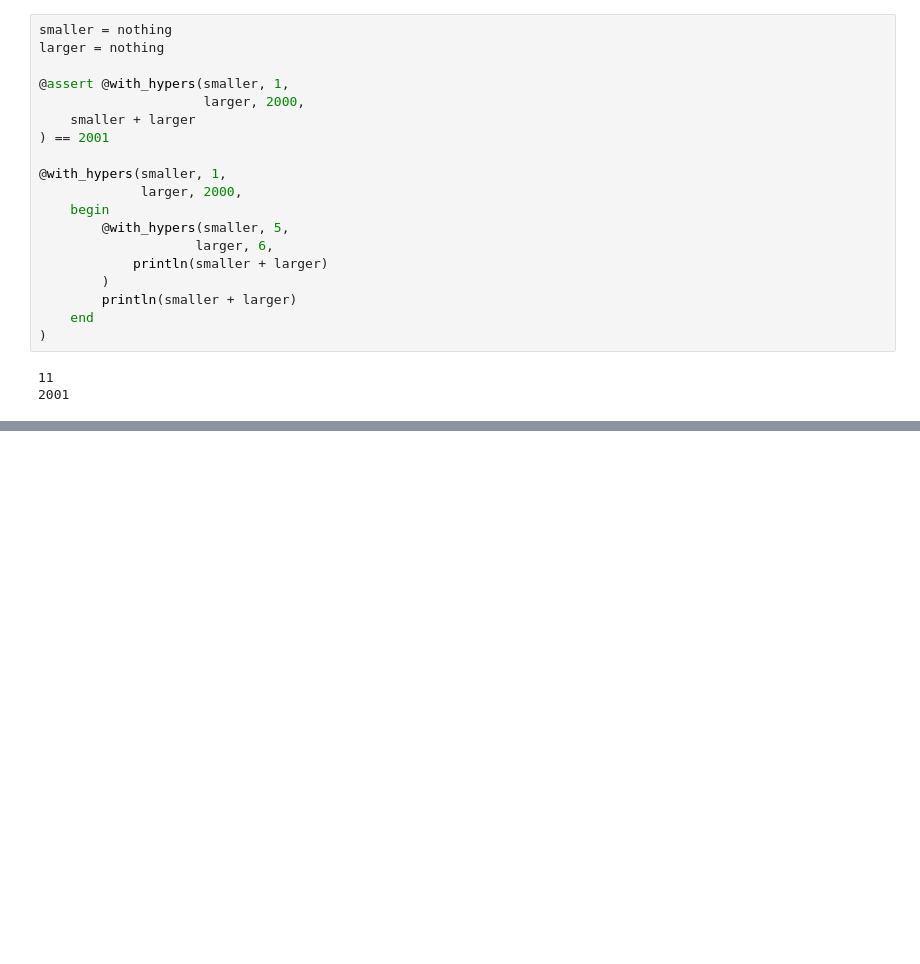
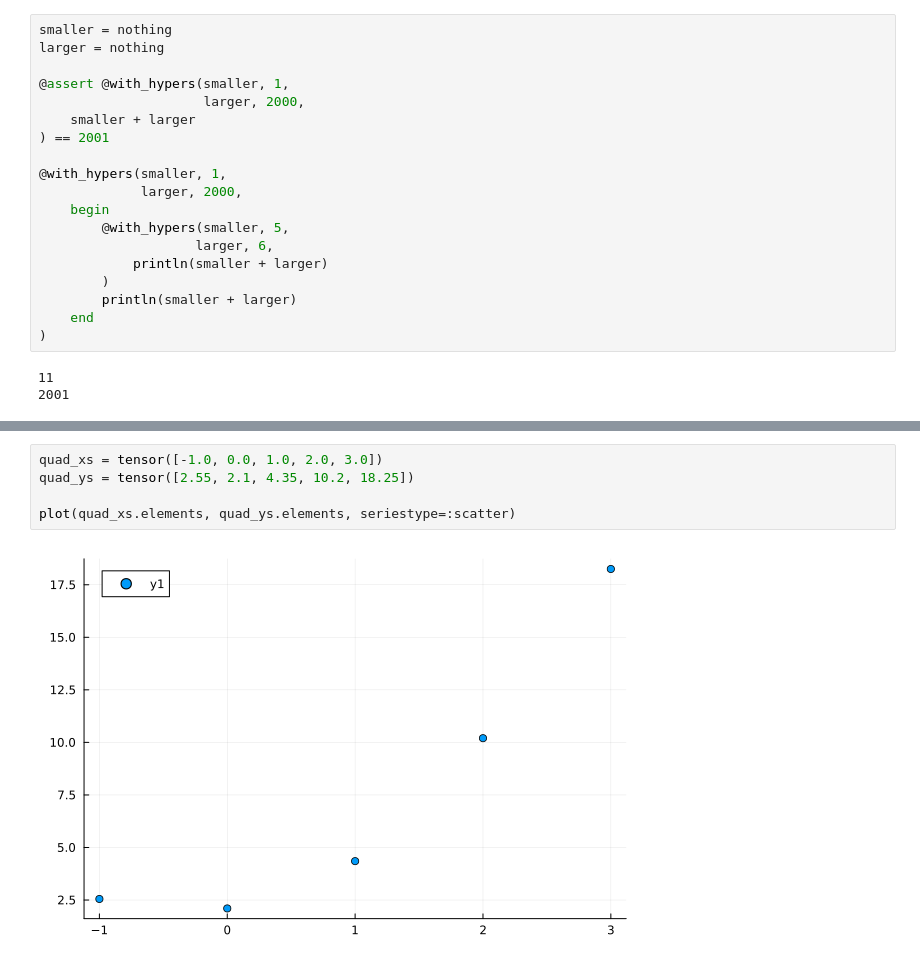
Before and after one commit to mbillingr/the-little-learner, a Jupyter notebook: notebooks/the-little-learner.ipynb, the cells around one changed output, grey strips where cells are left out. Drawn from its saved outputs; the diff is of its cells as text; blank space fills up the shorter version.

```diff
--- a/notebooks/the-little-learner.ipynb
+++ b/notebooks/the-little-learner.ipynb
@@ -226,0 +241,7 @@ larger = nothing
+# %%
+quad_xs = tensor([-1.0, 0.0, 1.0, 2.0, 3.0])
+quad_ys = tensor([2.55, 2.1, 4.35, 10.2, 18.25])
+
+plot(quad_xs.elements, quad_ys.elements, seriestype=:scatter)
+# %% [output]
+[figure, added]
```
Also changed, not shown: parts of 9 cells of this notebook, 1 other file.
